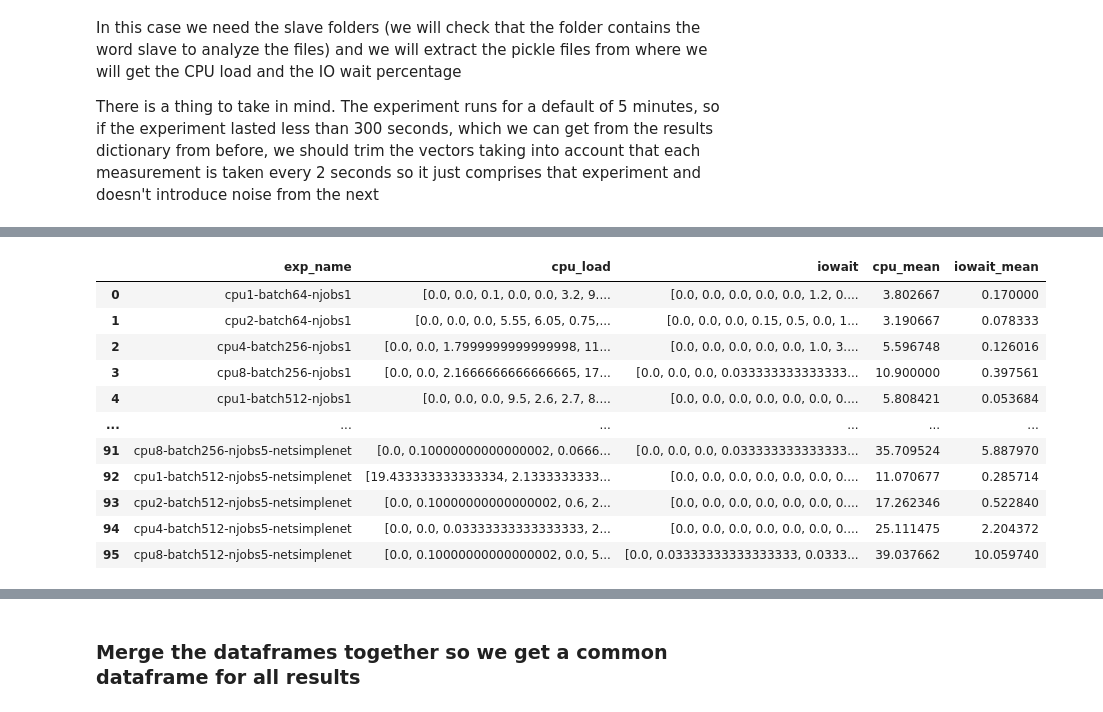
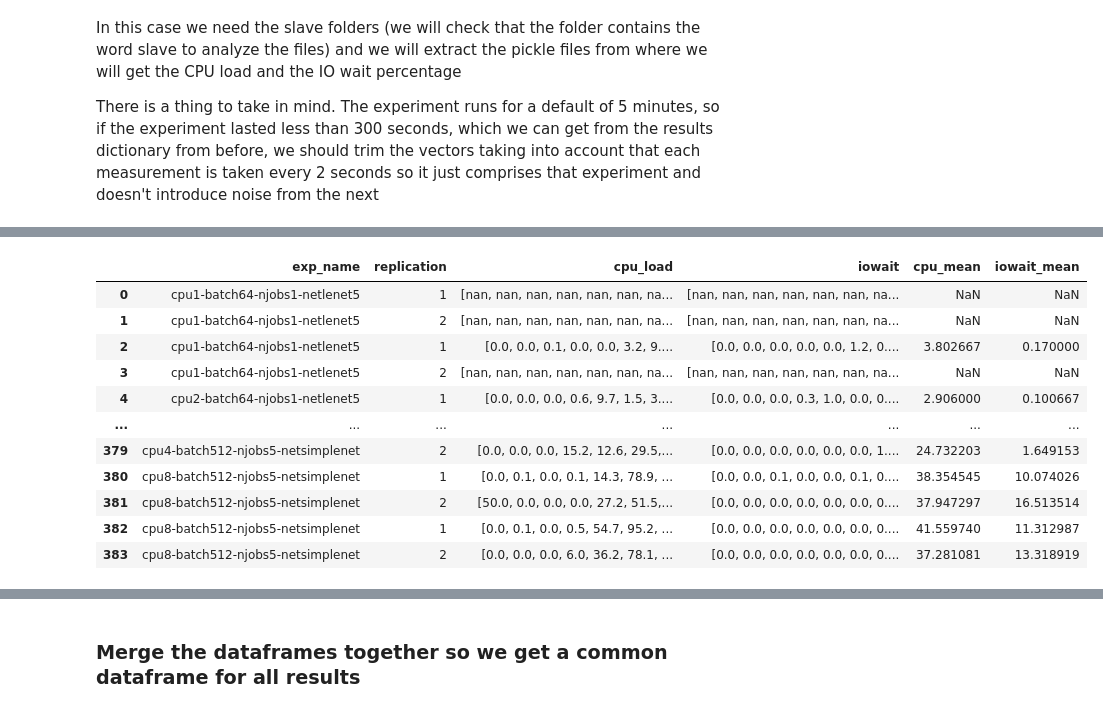
Before and after one commit to sharwinbobde/Courier-BigDL-Study, a Jupyter notebook: experiment-results.ipynb, the cells around one changed output, grey strips where cells are left out. Drawn from its saved outputs; the diff is of its cells as text; code cells hidden in the pictures.

```diff
--- a/experiment-results.ipynb
+++ b/experiment-results.ipynb
@@ -231,10 +252,13 @@ def coalesce_metrics(loads, threshold = 1):
 root_folder_slaves = './experiments/fullfact/'
 
 dirs = os.listdir(root_folder_slaves)
-slave_dirs = [f for f in dirs if 'slave' in f]
+# slave_dirs = [f for f in dirs if 'slave' in f]
+slave_dirs = ['slave1', 'slave2']
 
+def rec_dd():
+    return defaultdict(rec_dd)
 
-loads = defaultdict(dict)
+loads = rec_dd()
 # The shape of the results is
 # name of the file:
 #     - slave 1:
@@ -245,38 +269,42 @@ loads = defaultdict(dict)
 
 # Do the same in all the folders
 for folder in slave_dirs:
-    print('Processing files for the', folder)
-    # get just the pickle files
-    files = glob.glob(os.path.join(root_folder_slaves, folder, '*.pkl'))
+    for r in range(1, 1+replications):
+        print('Processing files for the', folder)
+        # get just the pickle files
+        files = glob.glob(os.path.join(root_folder_slaves, folder, str(r),'*.pkl'))
 
-    # Extract the dictionary from each file
-    for f in files:
+        # Extract the dictionary from each file
+        for f in files:
 
-        # Get the name of the experiment to index the other dict
-        variables = f.split('-')[1:]
-        exp_name = '-'.join(variables).replace('.pkl', '')
-        # print(exp_name)
+            # Get the name of the experiment to index the other dict
+            variables = f.split('-')[1:]
+            if len(variables) < 4:
+                variables[-1] = variables[-1].split('.')[0]
+                variables.append('netlenet5')
+            exp_name = '-'.join(variables).replace('.pkl', '')
+            # print(exp_name)
 
-        with open(f, 'rb') as pickle_file:
-            metrics = pickle.load(pickle_file)
+            with open(f, 'rb') as pickle_file:
+                metrics = pickle.load(pickle_file)
 
-        # Now we need to check to just get the metrics concerning the experiment
-        # And not the following. We leave a margin of 10 seconds or 5 list positions just in case
-        # to not cut too tightly
-        exp_length = results_df.loc[results_df.exp_name == exp_name, 'time'].array[0]
-        if exp_length > 300:
-            loads[exp_name][folder] = metrics
+            # Now we need to check to just get the metrics concerning the experiment
+            # And not the following. We leave a margin of 10 seconds or 5 list positions just in case
+            # to not cut too tightly
+            exp_length = results_df.loc[(results_df.exp_name == exp_name) & (results_df.replication == r), 'time'].array[0]
+            if exp_length > 300:
+                loads[exp_name][folder][r] = metrics
 
-        else:
-            max_list_length = math.ceil(exp_length/2) + 5
-            # print(f'Exp length was {exp_length}, so max list positions are {max_list_length}')
-            if max_list_length < len(metrics['cpu']):
-                loads[exp_name][folder] = dict()
-                loads[exp_name][folder]['cpu'] = metrics['cpu'][:max_list_length]
-                loads[exp_name][folder]['iowait'] = metrics['iowait'][:max_list_length]
             else:
-                # Add the whole of it
-                loads[exp_name][folder] = metrics
+                max_list_length = math.ceil(exp_length/2) + 5
+                # print(f'Exp length was {exp_length}, so max list positions are {max_list_length}')
+                if max_list_length < len(metrics['cpu']):
+                    loads[exp_name][folder][r] = dict()
+                    loads[exp_name][folder][r]['cpu'] = metrics['cpu'][:max_list_length]
+                    loads[exp_name][folder][r]['iowait'] = metrics['iowait'][:max_list_length]
+                else:
+                    # Add the whole of it
+                    loads[exp_name][folder][r] = metrics
 
 # Get the average usage of the experiments
 # The resulting dict will just map each
@@ -293,12 +322,12 @@ Processing files for the slave3
-|  | exp_name | cpu_load | iowait | cpu_mean | iowait_mean |
-| 0 | cpu1-batch64-njobs1 | [0.0, 0.0, 0.1, 0.0, 0.0, 3.2, 9.... | [0.0, 0.0, 0.0, 0.0, 0.0, 1.2, 0.... | 3.802667 | 0.170000 |
-| 1 | cpu2-batch64-njobs1 | [0.0, 0.0, 0.0, 5.55, 6.05, 0.75,... | [0.0, 0.0, 0.0, 0.15, 0.5, 0.0, 1... | 3.190667 | 0.078333 |
-| 2 | cpu4-batch256-njobs1 | [0.0, 0.0, 1.7999999999999998, 11... | [0.0, 0.0, 0.0, 0.0, 0.0, 1.0, 3.... | 5.596748 | 0.126016 |
-| 3 | cpu8-batch256-njobs1 | [0.0, 0.0, 2.1666666666666665, 17... | [0.0, 0.0, 0.0, 0.033333333333333... | 10.900000 | 0.397561 |
-| 4 | cpu1-batch512-njobs1 | [0.0, 0.0, 0.0, 9.5, 2.6, 2.7, 8.... | [0.0, 0.0, 0.0, 0.0, 0.0, 0.0, 0.... | 5.808421 | 0.053684 |
-| ... | ... | ... | ... | ... | ... |
-| 91 | cpu8-batch256-njobs5-netsimplenet | [0.0, 0.10000000000000002, 0.0666... | [0.0, 0.0, 0.0, 0.033333333333333... | 35.709524 | 5.887970 |
-| 92 | cpu1-batch512-njobs5-netsimplenet | [19.433333333333334, 2.1333333333... | [0.0, 0.0, 0.0, 0.0, 0.0, 0.0, 0.... | 11.070677 | 0.285714 |
-| 93 | cpu2-batch512-njobs5-netsimplenet | [0.0, 0.10000000000000002, 0.6, 2... | [0.0, 0.0, 0.0, 0.0, 0.0, 0.0, 0.... | 17.262346 | 0.522840 |
-| 94 | cpu4-batch512-njobs5-netsimplenet | [0.0, 0.0, 0.03333333333333333, 2... | [0.0, 0.0, 0.0, 0.0, 0.0, 0.0, 0.... | 25.111475 | 2.204372 |
-| 95 | cpu8-batch512-njobs5-netsimplenet | [0.0, 0.10000000000000002, 0.0, 5... | [0.0, 0.03333333333333333, 0.0333... | 39.037662 | 10.059740 |
+|  | exp_name | replication | cpu_load | iowait | cpu_mean | iowait_mean |
+| 0 | cpu1-batch64-njobs1-netlenet5 | 1 | [nan, nan, nan, nan, nan, nan, na... | [nan, nan, nan, nan, nan, nan, na... | NaN | NaN |
+| 1 | cpu1-batch64-njobs1-netlenet5 | 2 | [nan, nan, nan, nan, nan, nan, na... | [nan, nan, nan, nan, nan, nan, na... | NaN | NaN |
+| 2 | cpu1-batch64-njobs1-netlenet5 | 1 | [0.0, 0.0, 0.1, 0.0, 0.0, 3.2, 9.... | [0.0, 0.0, 0.0, 0.0, 0.0, 1.2, 0.... | 3.802667 | 0.170000 |
+| 3 | cpu1-batch64-njobs1-netlenet5 | 2 | [nan, nan, nan, nan, nan, nan, na... | [nan, nan, nan, nan, nan, nan, na... | NaN | NaN |
+| 4 | cpu2-batch64-njobs1-netlenet5 | 1 | [0.0, 0.0, 0.0, 0.6, 9.7, 1.5, 3.... | [0.0, 0.0, 0.0, 0.3, 1.0, 0.0, 0.... | 2.906000 | 0.100667 |
+| ... | ... | ... | ... | ... | ... | ... |
+| 379 | cpu4-batch512-njobs5-netsimplenet | 2 | [0.0, 0.0, 0.0, 15.2, 12.6, 29.5,... | [0.0, 0.0, 0.0, 0.0, 0.0, 0.0, 1.... | 24.732203 | 1.649153 |
+| 380 | cpu8-batch512-njobs5-netsimplenet | 1 | [0.0, 0.1, 0.0, 0.1, 14.3, 78.9, ... | [0.0, 0.0, 0.1, 0.0, 0.0, 0.1, 0.... | 38.354545 | 10.074026 |
+| 381 | cpu8-batch512-njobs5-netsimplenet | 2 | [50.0, 0.0, 0.0, 0.0, 27.2, 51.5,... | [0.0, 0.0, 0.0, 0.0, 0.0, 0.0, 0.... | 37.947297 | 16.513514 |
+| 382 | cpu8-batch512-njobs5-netsimplenet | 1 | [0.0, 0.1, 0.0, 0.5, 54.7, 95.2, ... | [0.0, 0.0, 0.0, 0.0, 0.0, 0.0, 0.... | 41.559740 | 11.312987 |
+| 383 | cpu8-batch512-njobs5-netsimplenet | 2 | [0.0, 0.0, 0.0, 6.0, 36.2, 78.1, ... | [0.0, 0.0, 0.0, 0.0, 0.0, 0.0, 0.... | 37.281081 | 13.318919 |
```
Also changed, not shown: parts of 6 cells of this notebook.
